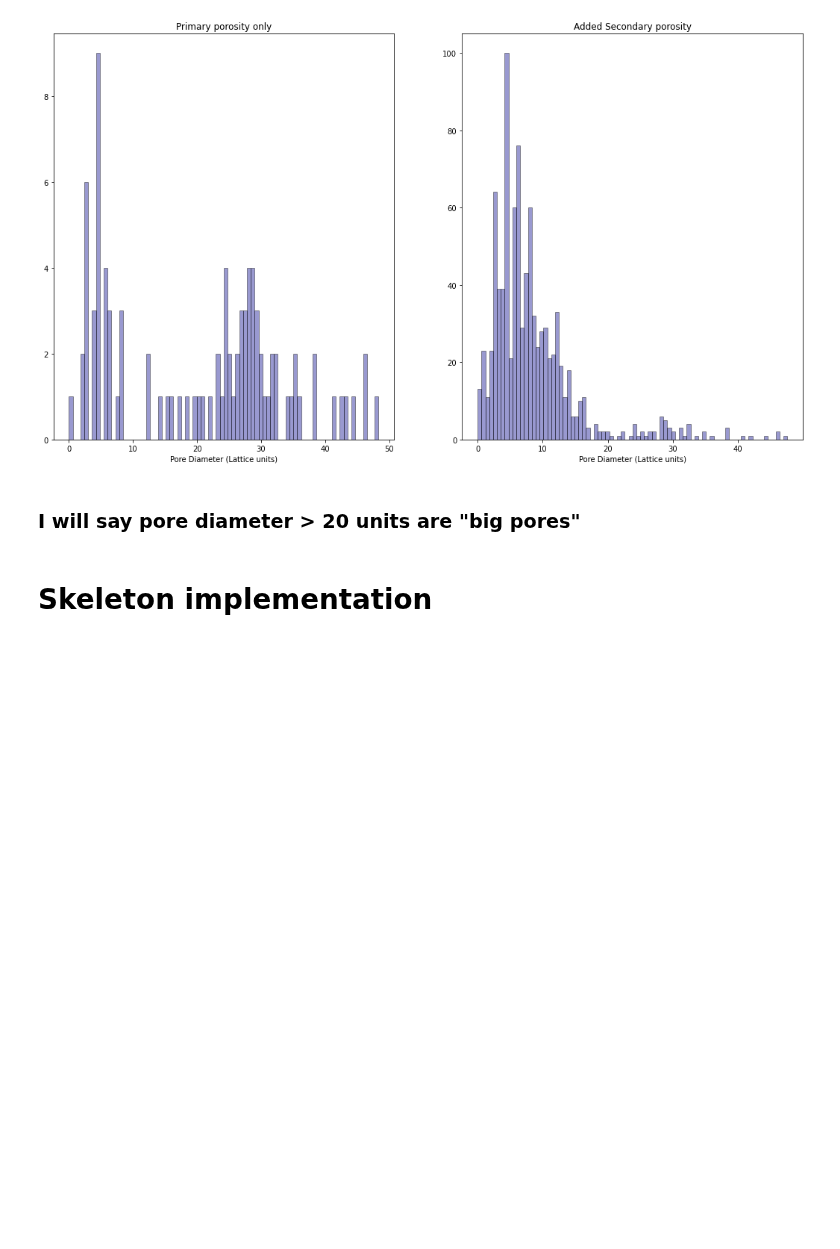
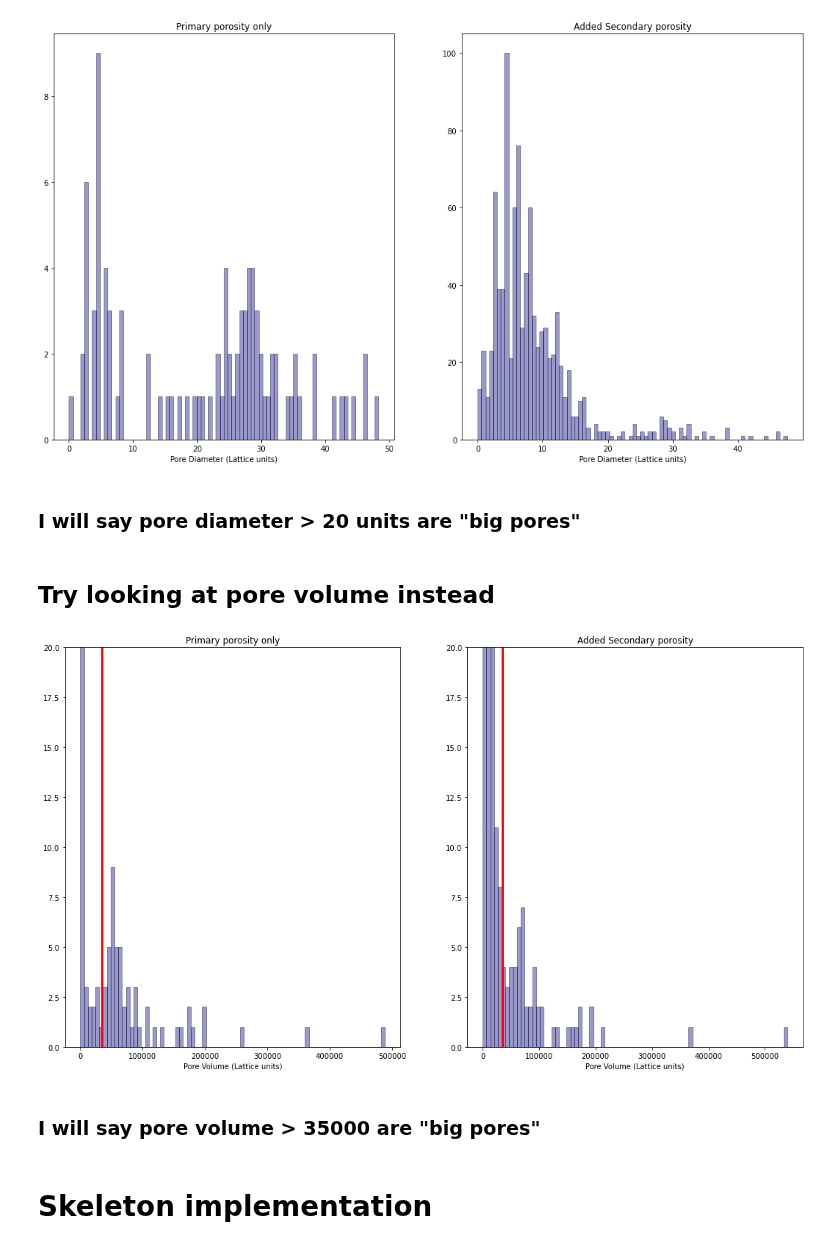
Before and after one commit to akkendrick/LABMOPS, a Jupyter notebook: lowFlowLargePores.ipynb, the cells around one changed output. Drawn from its saved outputs; the diff is of its cells as text; code cells hidden in the pictures; blank space fills up the shorter version.

```diff
--- a/lowFlowLargePores.ipynb
+++ b/lowFlowLargePores.ipynb
@@ -148,6 +152,36 @@ fig.savefig('poreDiamHist.png')
 [figure]
 # %% [markdown]
 ### I will say pore diameter > 20 units are "big pores"
+# %% [markdown]
+## Try looking at pore volume instead
+# %%
+poreVolumeThresh = 35000
+yMax = 20
+
+fig, axes = plt.subplots(1, 2, figsize=(18, 10))
+sns.distplot(primaryPoreVolumeVec, ax=axes[0], hist=True, kde=False,
+             bins=int(80), color = 'darkblue',
+             hist_kws={'edgecolor':'black'},
+             kde_kws={'linewidth': 4})
+axes[0].set_title('Primary porosity only')
+axes[0].set_xlabel('Pore Volume (Lattice units)')
+axes[0].set_ylim([0,yMax])
+axes[0].plot([poreVolumeThresh, poreVolumeThresh],[0,yMax],'r',lw=3)
+
+sns.distplot(secondaryPoreVolumeVec, ax=axes[1], hist=True, kde=False,
+             bins=int(80), color = 'darkblue',
+             hist_kws={'edgecolor':'black'},
+             kde_kws={'linewidth': 4})
+axes[1].set_title('Added Secondary porosity')
+axes[1].set_xlabel('Pore Volume (Lattice units)')
+axes[1].set_ylim([0,20])
+axes[1].plot([poreVolumeThresh, poreVolumeThresh],[0,yMax],'r',lw=3)
+
+fig.savefig('poreVolumeHist.png',facecolor='w', edgecolor='w')
+# %% [output]
+[figure, added]
+# %% [markdown]
+### I will say pore volume > 35000 are "big pores"
 # %% [markdown]
 # Skeleton implementation
 # %% [markdown]
```
Also changed, not shown: parts of 15 cells of this notebook.
